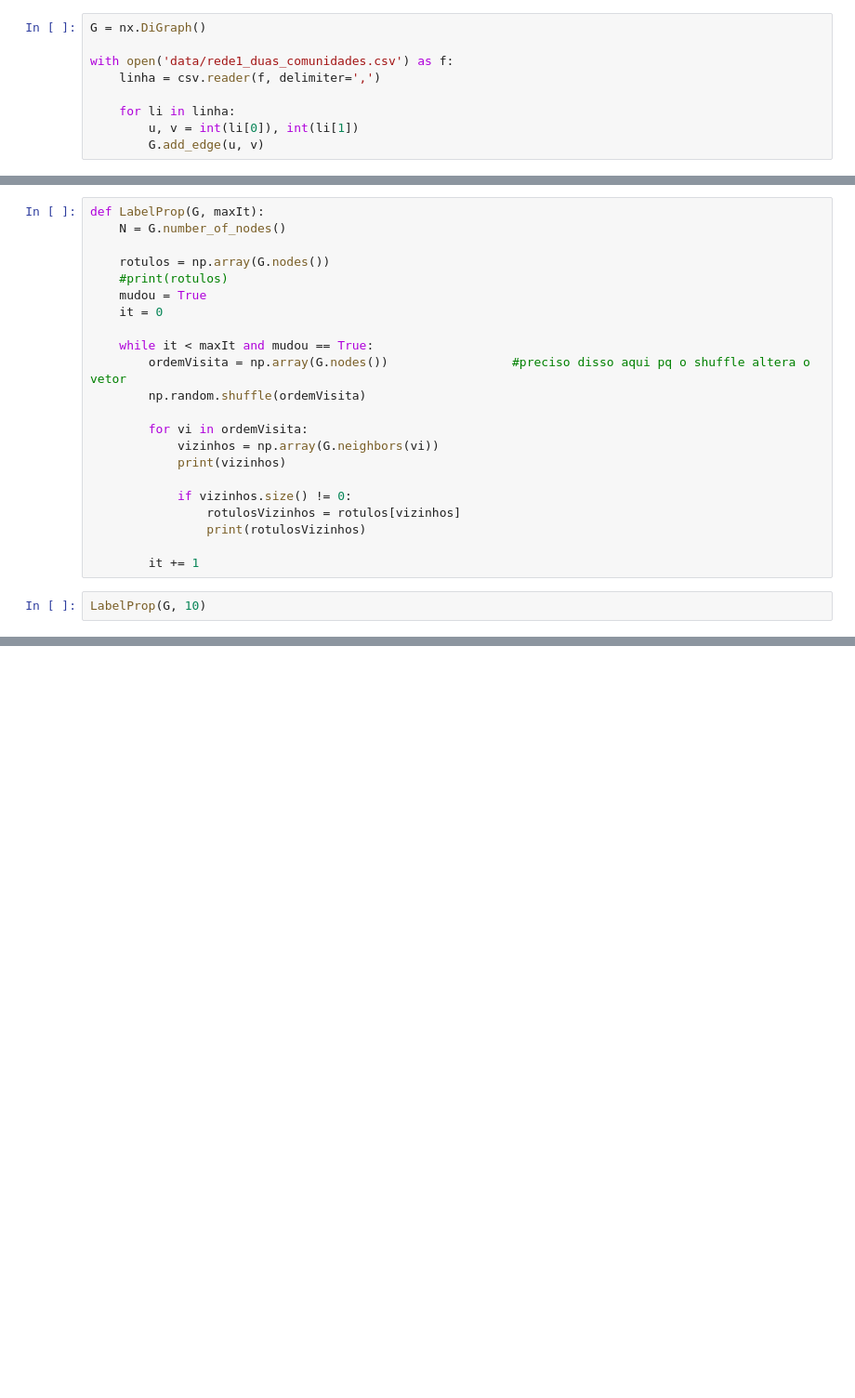
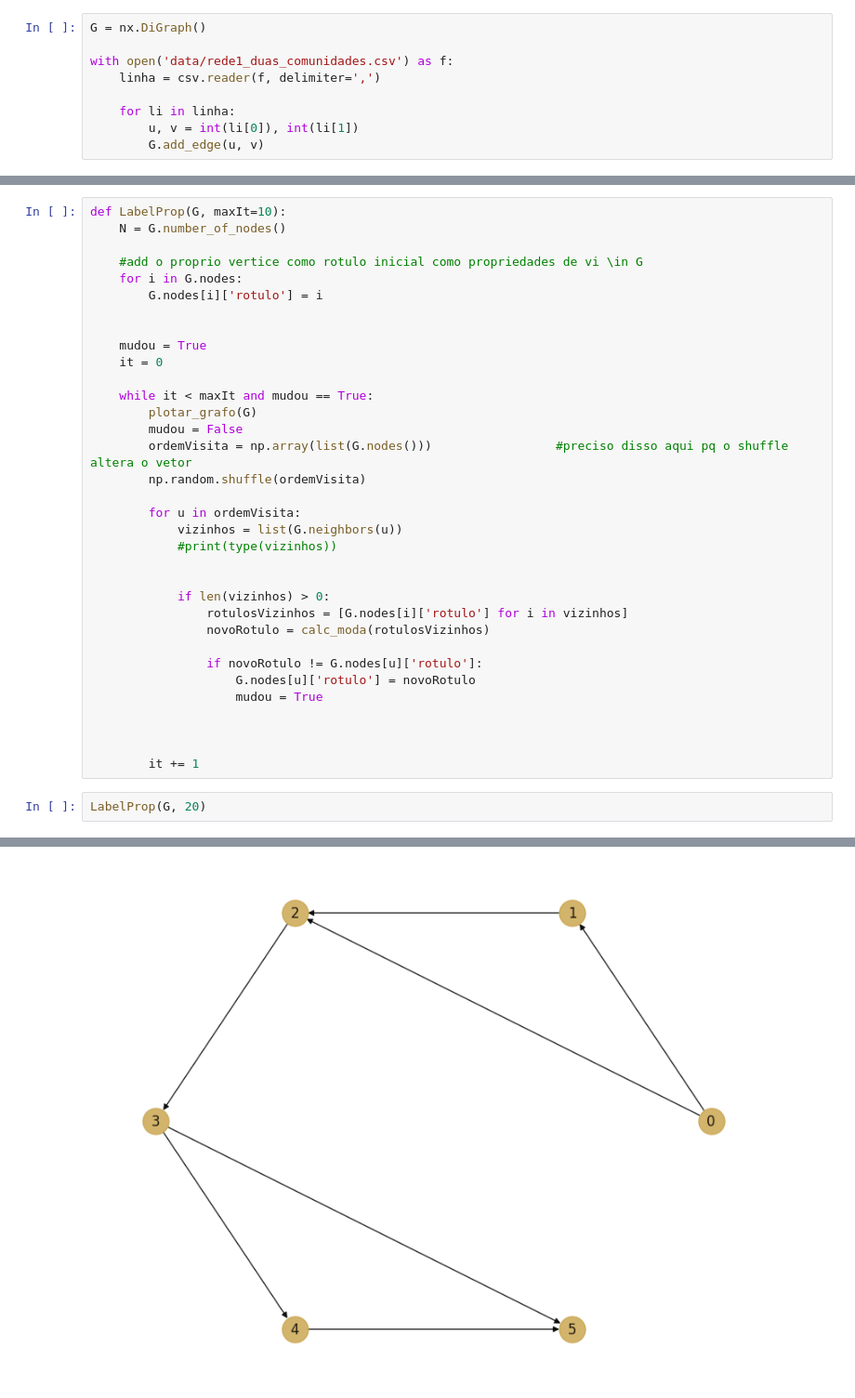
Before and after one commit to RodrigoZonzin/data_science_ufsj, a Jupyter notebook: datascience02/comecando.ipynb, the cells around one changed output, grey strips where cells are left out. Shown at 93% size. Drawn from its saved outputs; the diff is of its cells as text; blank space fills up the shorter version.

```diff
--- a/datascience02/comecando.ipynb
+++ b/datascience02/comecando.ipynb
@@ -15,25 +44,37 @@ with open('data/rede1_duas_comunidades.csv') as f:
 # %%
-def LabelProp(G, maxIt):
+def LabelProp(G, maxIt=10):
     N = G.number_of_nodes()
 
-    rotulos = np.array(G.nodes())
-    #print(rotulos)
+    #add o proprio vertice como rotulo inicial como propriedades de vi \in G
+    for i in G.nodes:
+        G.nodes[i]['rotulo'] = i
+
+
     mudou = True
     it = 0
 
     while it < maxIt and mudou == True:
-        ordemVisita = np.array(G.nodes())                 #preciso disso aqui pq o shuffle altera o vetor
+        plotar_grafo(G)
+        mudou = False
+        ordemVisita = np.array(list(G.nodes()))                 #preciso disso aqui pq o shuffle altera o vetor
         np.random.shuffle(ordemVisita)
 
-        for vi in ordemVisita:
-            vizinhos = np.array(G.neighbors(vi))
-            print(vizinhos)
+        for u in ordemVisita:
+            vizinhos = list(G.neighbors(u))
+            #print(type(vizinhos))
 
-            if vizinhos.size() != 0:
-                rotulosVizinhos = rotulos[vizinhos]
-                print(rotulosVizinhos)
+
+            if len(vizinhos) > 0:
+                rotulosVizinhos = [G.nodes[i]['rotulo'] for i in vizinhos]
+                novoRotulo = calc_moda(rotulosVizinhos)
+
+                if novoRotulo != G.nodes[u]['rotulo']:
+                    G.nodes[u]['rotulo'] = novoRotulo
+                    mudou = True
+
+
 
         it += 1
 # %%
-LabelProp(G, 10)
+LabelProp(G, 20)
 # %% [output]
@@ -41,0 +81 @@ TypeError: 'int' object is not callable
+[figure, added]
```
Also changed, not shown: parts of 5 cells of this notebook.
